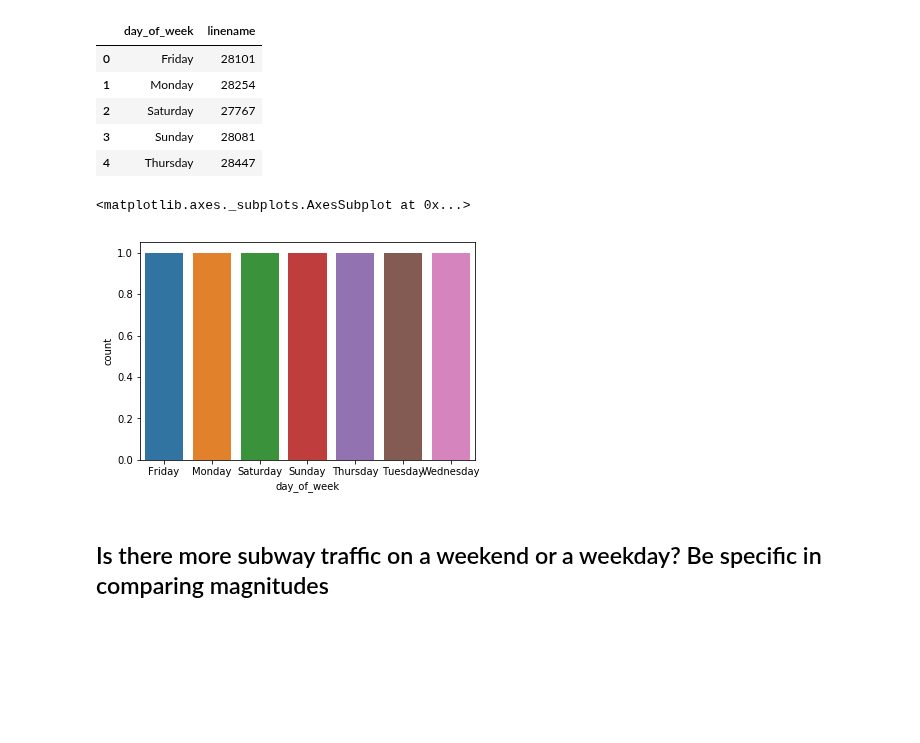
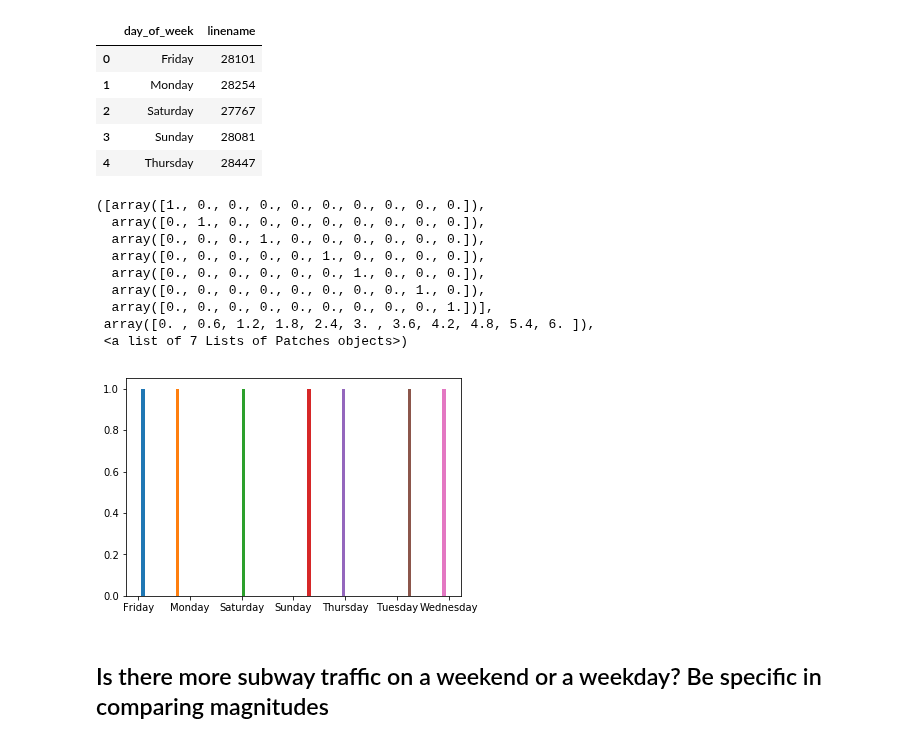
Before and after one commit to hlevymyers/dsc-pandas-series-and-dataframes-lab-dc-ds-career-042219, a Jupyter notebook: index.ipynb, the cells around one changed output. Drawn from its saved outputs; the diff is of its cells as text; code cells hidden in the pictures; blank space fills up the shorter version.

```diff
--- a/index.ipynb
+++ b/index.ipynb
@@ -156,10 +156,18 @@ traffic_by_day_df.head()
 | 3 | Sunday | 28081 |
 | 4 | Thursday | 28447 |
 # %%
-sns.countplot(x = 'day_of_week', data = traffic_by_day_df)
+plt.(x = 'day_of_week', data = traffic_by_day_df)
 # %% [output]
-<matplotlib.axes._subplots.AxesSubplot at 0x...>
+([array([1., 0., 0., 0., 0., 0., 0., 0., 0., 0.]),
+  array([0., 1., 0., 0., 0., 0., 0., 0., 0., 0.]),
+  array([0., 0., 0., 1., 0., 0., 0., 0., 0., 0.]),
+  array([0., 0., 0., 0., 0., 1., 0., 0., 0., 0.]),
+  array([0., 0., 0., 0., 0., 0., 1., 0., 0., 0.]),
+  array([0., 0., 0., 0., 0., 0., 0., 0., 1., 0.]),
+  array([0., 0., 0., 0., 0., 0., 0., 0., 0., 1.])],
+ array([0. , 0.6, 1.2, 1.8, 2.4, 3. , 3.6, 4.2, 4.8, 5.4, 6. ]),
+ <a list of 7 Lists of Patches objects>)
-[figure, old version]
+[figure, new version]
 # %% [markdown]
 ## Is there more subway traffic on a weekend or a weekday?    Be specific in comparing magnitudes
 # %%
```
